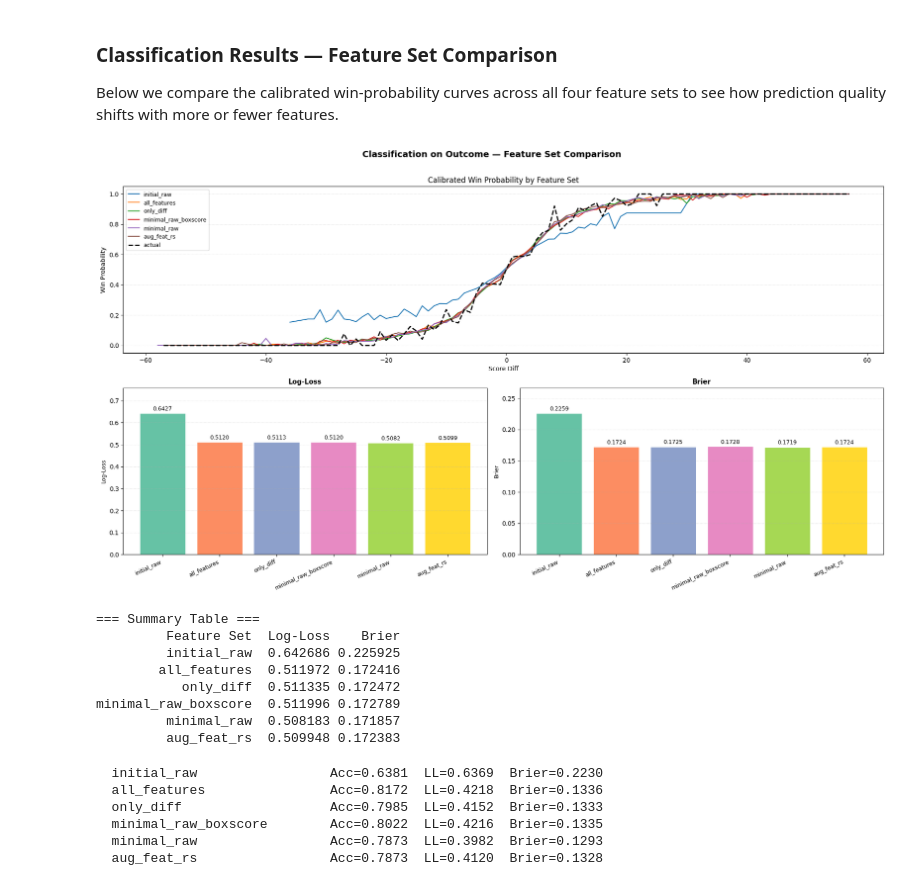
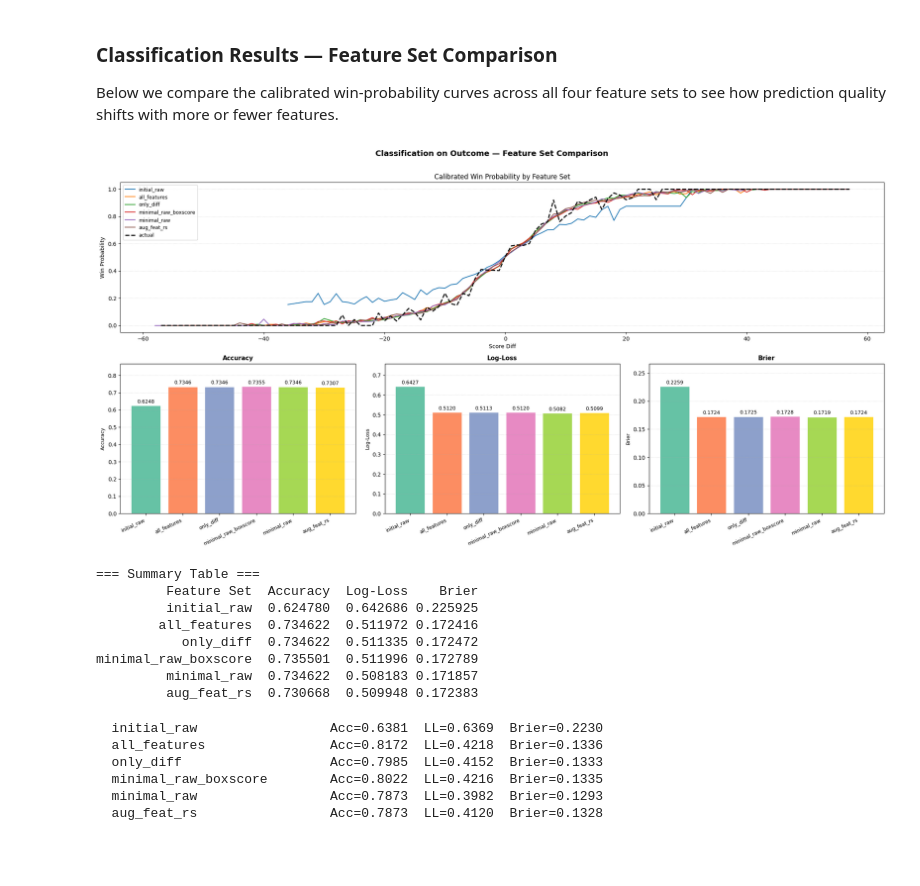
Before and after one commit to cico-rial/march-madness, a Jupyter notebook: march-madness_imp.ipynb, the cells around one changed output. Drawn from its saved outputs; the diff is of its cells as text; code cells hidden in the pictures; blank space fills up the shorter version.

```diff
--- a/march-madness_imp.ipynb
+++ b/march-madness_imp.ipynb
@@ -1987,7 +1987,7 @@ feature_sets_reg = {
     'only_diff':            (only_diff_features,            tourney_results_with_features),
     'minimal_raw_boxscore': (minimal_raw_boxscore_features, tourney_results_with_features),
     'minimal_raw':          (minimal_raw_features,          tourney_results_with_features),
-    'aug_feat_rs':          (AUG_FEAT_RS,                   trwf_aug),
+    'tour_hist+min_raw':          (AUG_FEAT_RS,                   trwf_aug),
 }
 
 oof_score_diffs_map = {}
@@ -2098,6 +2098,8 @@ Transforming the score difference into a probability is needed, and for this we
 
 summary_reg = pd.DataFrame({
     name: {
+        'Accuracy': ((oof_score_diffs_map[name] > 0).astype(int) ==
+                      feature_sets_reg[name][1][feature_sets_reg[name][1]['Season'] != TARGET_SEASON]['Outcome'].values).mean(),
         'MAE':      scores_map_reg[name]['mae'].mean(),
         'RMSE':     scores_map_reg[name]['rmse'].mean(),
         'Log-Loss': log_loss(
@@ -2143,8 +2145,8 @@ ax_prob.legend(fontsize=9)
 ax_prob.grid(axis='y', linestyle=':', alpha=0.5)
 
 # ── Row 2 & 3: One subplot per metric ──
-metrics_reg = ['MAE', 'RMSE', 'Log-Loss', 'Brier']
-axes_m = [fig.add_subplot(3, 4, 5 + i) for i in range(4)]
+metrics_reg = ['Accuracy', 'RMSE', 'Brier']
+axes_m = [fig.add_subplot(3, 3, 4 + i) for i in range(3)]
 
 for ax_m, metric in zip(axes_m, metrics_reg):
     vals = summary_reg[metric].values
@@ -2202,24 +2204,25 @@ for name, (feat_cols, df) in feature_sets_reg.items():
     preds_sd = model.predict(test_df[feat_cols].fillna(0))
     probs    = fit_predict_score_to_prob(preds_sd, actual_outcomes_2025)
 
+    accuracy = ((preds_sd > 0).astype(int) == actual_outcomes_2025).mean()
     mae   = mean_absolute_error(y_test, preds_sd)
     rmse  = mean_squared_error(y_test, preds_sd) ** 0.5
     ll    = log_loss(actual_outcomes_2025, probs)
     brier = brier_score_loss(actual_outcomes_2025, probs)
 
-    results_2025_reg.append({'Feature Set': name, 'MAE': mae, 'RMSE': rmse,
+    results_2025_reg.append({'Feature Set': name, 'Accuracy': accuracy,'MAE': mae, 'RMSE': rmse,
                               'Log-Loss': ll, 'Brier': brier})
-    print(f"  {name:<26}  MAE={mae:.2f}  RMSE={rmse:.2f}  LL={ll:.4f}  Brier={brier:.4f}")
+    print(f"  {name:<26}  Acc={accuracy:.4f}  RMSE={rmse:.2f}  Brier={brier:.4f}")
 
 reg25_df = pd.DataFrame(results_2025_reg)
 
 # ── Bar chart ─────────────────────────────────────────────────────────────────
-fig, axes = plt.subplots(1, 4, figsize=(16, 4))
+fig, axes = plt.subplots(1, 3, figsize=(13, 4))
 fig.patch.set_facecolor('white')
 fig.suptitle(f'2025 Season — Regression Model Comparison', fontsize=12, fontweight='bold')
 colors = plt.cm.Set2.colors
 
-for ax, metric in zip(axes, ['MAE', 'RMSE', 'Log-Loss', 'Brier']):
+for ax, metric in zip(axes, ['Accuracy', 'RMSE', 'Brier']):
     ax.set_facecolor('white')
     bars = ax.bar(reg25_df['Feature Set'], reg25_df[metric],
                   color=colors[:len(reg25_df)], edgecolor='white', alpha=0.85)
@@ -2311,7 +2314,7 @@ feature_sets = {
     'only_diff':            (only_diff_features,            tourney_results_with_features),
     'minimal_raw_boxscore': (minimal_raw_boxscore_features, tourney_results_with_features),
     'minimal_raw':          (minimal_raw_features,          tourney_results_with_features),
-    'aug_feat_rs':          (AUG_FEAT_RS,                   trwf_aug),
+    'tour_hist+min_raw':          (AUG_FEAT_RS,                   trwf_aug),
 }
 
 oof_results     = {}
@@ -2385,6 +2388,8 @@ for name, oof_preds_fs in oof_results.items():
 
 summary = pd.DataFrame({
     name: {
+        'Accuracy': ((oof_results[name] >= 0.5).astype(int) ==
+                      feature_sets[name][1][feature_sets[name][1]['Season'] != TARGET_SEASON]['Outcome'].values).mean(),
         'Log-Loss': scores_map[name]['log_loss'].mean(),
         'Brier':    scores_map[name]['brier'].mean(),
     }
@@ -2394,7 +2399,7 @@ summary = pd.DataFrame({
 feature_labels_cls = summary['Feature Set'].tolist()
 colors_cls = seaborn.color_palette('Set2', len(feature_labels_cls))
 
-fig = plt.figure(figsize=(18, 10))
+fig = plt.figure(figsize=(20, 10))
 fig.suptitle("Classification on Outcome — Feature Set Comparison", fontsize=14, fontweight='bold', y=1.01)
 
 # ── Row 1: Calibrated probability curve (full width) ──
@@ -2406,44 +2411,44 @@ for name, tmp in calibrated_results.items():
 
 seaborn.lineplot(x=agg['ScoreDiff'], y=agg['Outcome'],
                  ax=ax_prob, label='actual', linestyle='--', color='black', linewidth=2)
 ax_prob.set_xlabel("Score Diff")
 ax_prob.set_ylabel("Win Probability")
 ax_prob.set_title("Calibrated Win Probability by Feature Set")
 ax_prob.legend(fontsize=9)
 ax_prob.grid(axis='y', linestyle=':', alpha=0.5)
 
 # ── Row 2: One subplot per metric ──
-metrics_cls = ['Log-Loss', 'Brier']
-axes_m = [fig.add_subplot(2, 2, 3 + i) for i in range(2)]
+metrics_cls = ['Accuracy', 'Log-Loss', 'Brier']
+axes_m = [fig.add_subplot(2, 3, 4 + i) for i in range(3)]
 
 for ax_m, metric in zip(axes_m, metrics_cls):
     vals = summary[metric].values
     bars = ax_m.bar(feature_labels_cls, vals, color=colors_cls, edgecolor='white', linewidth=0.8)
     for bar, val in zip(bars, vals):
         ax_m.text(bar.get_x() + bar.get_width()/2, bar.get_height() + max(vals)*0.01,
                   f'{val:.4f}', ha='center', va='bottom', fontsize=9)
     ax_m.set_title(metric, fontsize=11, fontweight='bold')
     ax_m.set_ylabel(metric, fontsize=9)
     ax_m.set_xticks(range(len(feature_labels_cls)))
     ax_m.set_xticklabels(feature_labels_cls, rotation=25, ha='right', fontsize=9)
     ax_m.set_ylim(0, max(vals) * 1.18)
     ax_m.grid(axis='y', linestyle=':', alpha=0.5)
 
 plt.tight_layout()
 plt.show()
 
 print("\n=== Summary Table ===")
 print(summary.to_string(index=False))
 # %% [output]
-[figure, old version]
+[figure, new version]
 === Summary Table ===
-         Feature Set  Log-Loss    Brier
-         initial_raw  0.642686 0.225925
-        all_features  0.511972 0.172416
-           only_diff  0.511335 0.172472
-minimal_raw_boxscore  0.511996 0.172789
-         minimal_raw  0.508183 0.171857
-         aug_feat_rs  0.509948 0.172383
+         Feature Set  Accuracy  Log-Loss    Brier
+         initial_raw  0.624780  0.642686 0.225925
+        all_features  0.734622  0.511972 0.172416
+           only_diff  0.734622  0.511335 0.172472
+minimal_raw_boxscore  0.735501  0.511996 0.172789
+         minimal_raw  0.734622  0.508183 0.171857
+         aug_feat_rs  0.730668  0.509948 0.172383
 # %%
 # ── 2025 Season Evaluation — Classification (all feature sets) ───────────────
 results_2025_clf = []
```
Also changed, not shown: parts of 2 cells of this notebook.
